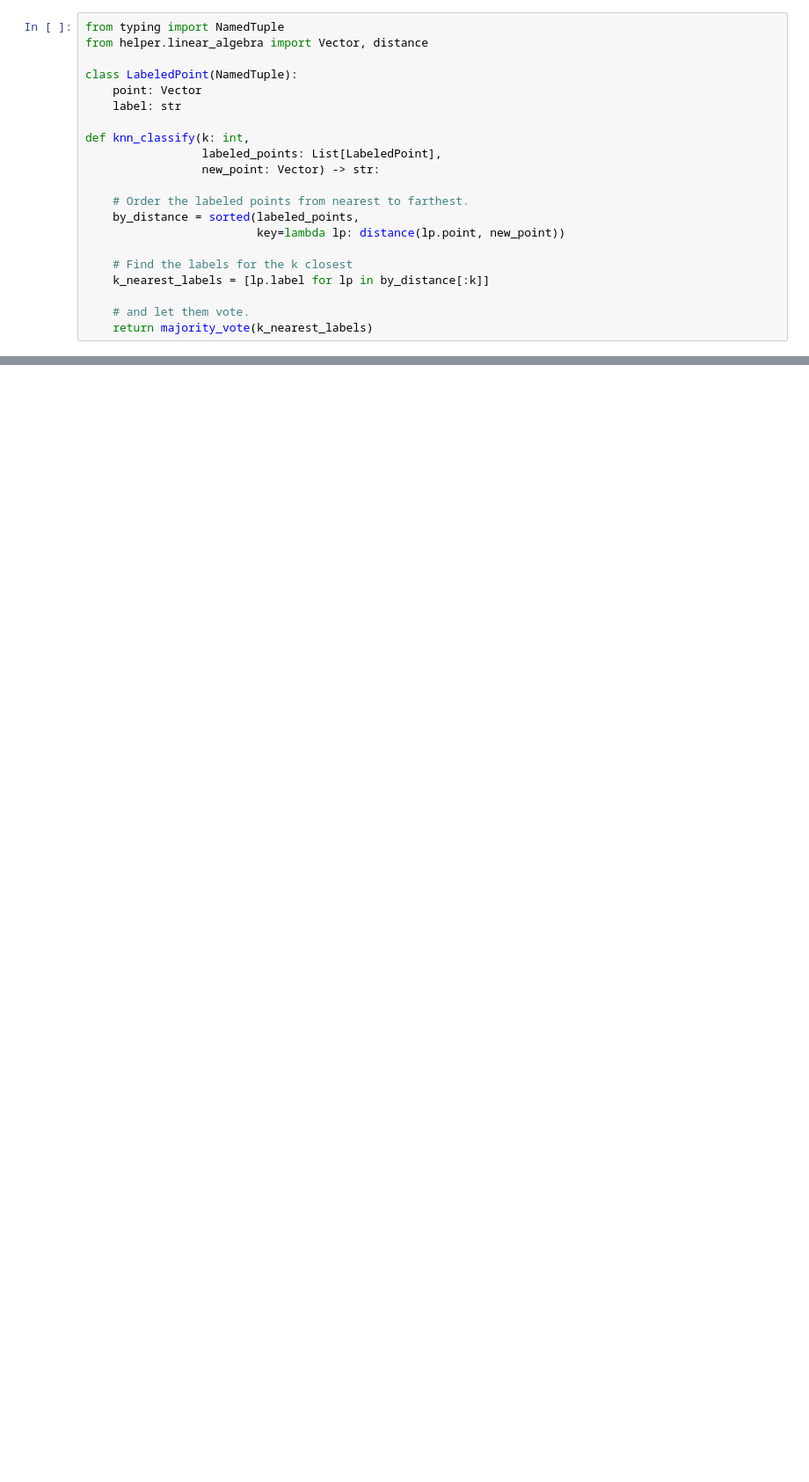
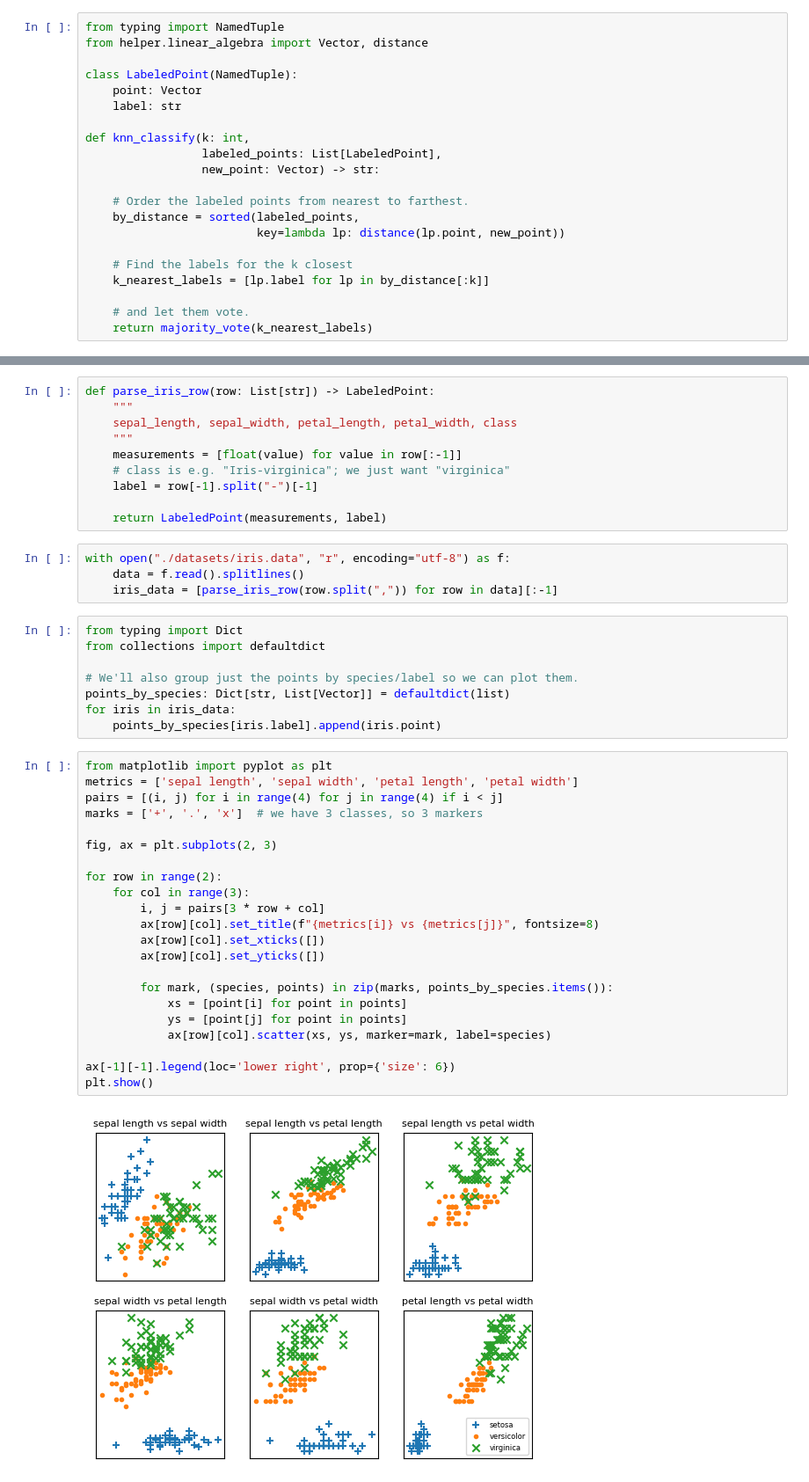
Before and after one commit to mickaelyoshua7674/study-data-science, a Jupyter notebook: chapter-12-k-nearest-neighbors.ipynb, the cells around one changed output, grey strips where cells are left out. Shown: that part at 88% size. Cells and saved outputs as stored; diff of their text form; blank space fills up the shorter version.

```diff
--- a/chapter-12-k-nearest-neighbors.ipynb
+++ b/chapter-12-k-nearest-neighbors.ipynb
@@ -55,0 +51,46 @@ with open("./datasets/iris.dat", "w", encoding="utf-8") as f:
+# %%
+def parse_iris_row(row: List[str]) -> LabeledPoint:
+    """
+    sepal_length, sepal_width, petal_length, petal_width, class
+    """
+    measurements = [float(value) for value in row[:-1]]
+    # class is e.g. "Iris-virginica"; we just want "virginica"
+    label = row[-1].split("-")[-1]
+
+    return LabeledPoint(measurements, label)
+# %%
+with open("./datasets/iris.data", "r", encoding="utf-8") as f:
+    data = f.read().splitlines()
+    iris_data = [parse_iris_row(row.split(",")) for row in data][:-1]
+# %%
+from typing import Dict
+from collections import defaultdict
+
+# We'll also group just the points by species/label so we can plot them.
+points_by_species: Dict[str, List[Vector]] = defaultdict(list)
+for iris in iris_data:
+    points_by_species[iris.label].append(iris.point)
+# %%
+from matplotlib import pyplot as plt
+metrics = ['sepal length', 'sepal width', 'petal length', 'petal width']
+pairs = [(i, j) for i in range(4) for j in range(4) if i < j]
+marks = ['+', '.', 'x']  # we have 3 classes, so 3 markers
+
+fig, ax = plt.subplots(2, 3)
+
+for row in range(2):
+    for col in range(3):
+        i, j = pairs[3 * row + col]
+        ax[row][col].set_title(f"{metrics[i]} vs {metrics[j]}", fontsize=8)
+        ax[row][col].set_xticks([])
+        ax[row][col].set_yticks([])
+
+        for mark, (species, points) in zip(marks, points_by_species.items()):
+            xs = [point[i] for point in points]
+            ys = [point[j] for point in points]
+            ax[row][col].scatter(xs, ys, marker=mark, label=species)
+
+ax[-1][-1].legend(loc='lower right', prop={'size': 6})
+plt.show()
+# %% [output]
+[figure, added]
```
Also changed, not shown: parts of 8 cells of this notebook, 4 other files.
